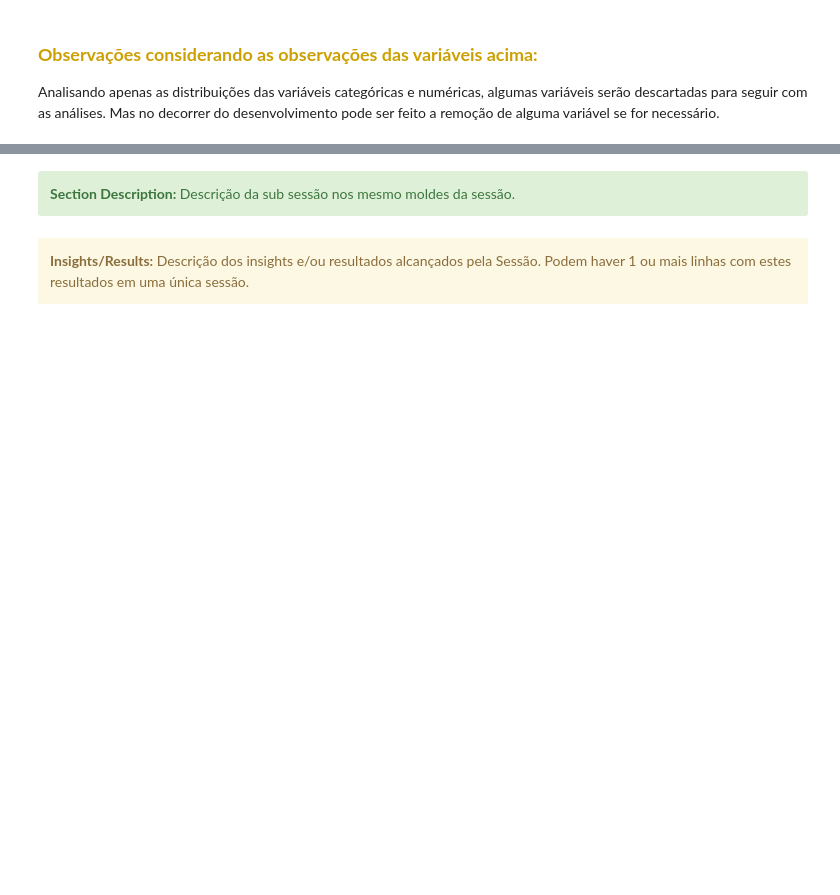
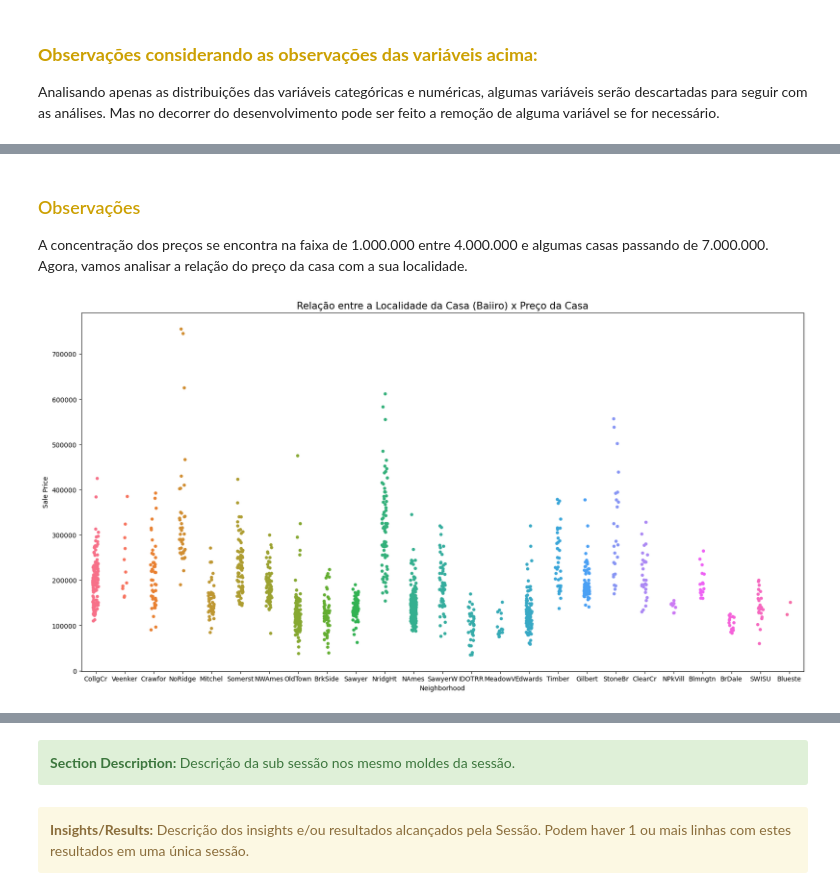
Before and after one commit to anamariapego/House_Price_Predicition, a Jupyter notebook: 01-CodigoFonte/01-EngenhariaDeDados/House_Price_Prediction.ipynb, the cells around one changed output, grey strips where cells are left out. Saved outputs shown, nothing was run; the diff lists cells and outputs as text; code cells hidden in the pictures; blank space fills up the shorter version.

```diff
--- a/01-CodigoFonte/01-EngenhariaDeDados/House_Price_Prediction.ipynb
+++ b/01-CodigoFonte/01-EngenhariaDeDados/House_Price_Prediction.ipynb
@@ -476,0 +509,12 @@ Name: potential_issue, dtype: int64
+# %% [markdown]
+<h3 style='color : #cca002'> Observações </h3>
+
+A concentração dos preços se encontra na faixa de 1.000.000 entre 4.000.000 e algumas casas passando de 7.000.000. Agora, vamos analisar a relação do preço da casa com a sua localidade.
+# %%
+plt.figure(figsize=(20,10))
+sns.stripplot(data = price_house_analytics, y = 'SalePrice', x = 'Neighborhood', hue = 'Neighborhood', legend = False)
+plt.title('Relação entre a Localidade da Casa (Baiiro) x Preço da Casa', size = 15)
+plt.ylabel('Sale Price')
+plt.show()
+# %% [output]
+[figure, added]
```
Also changed, not shown: parts of 61 cells of this notebook.
